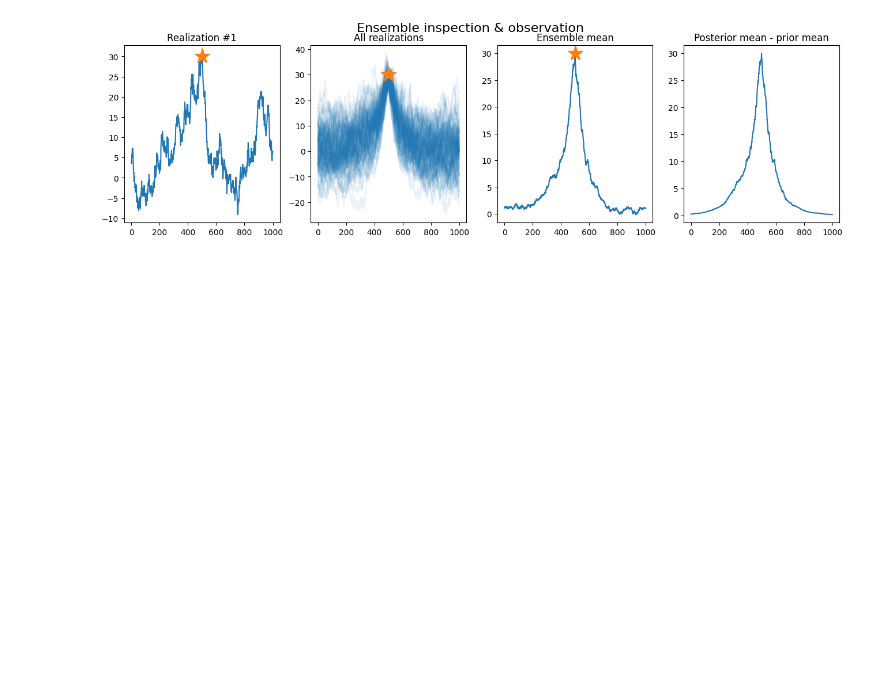
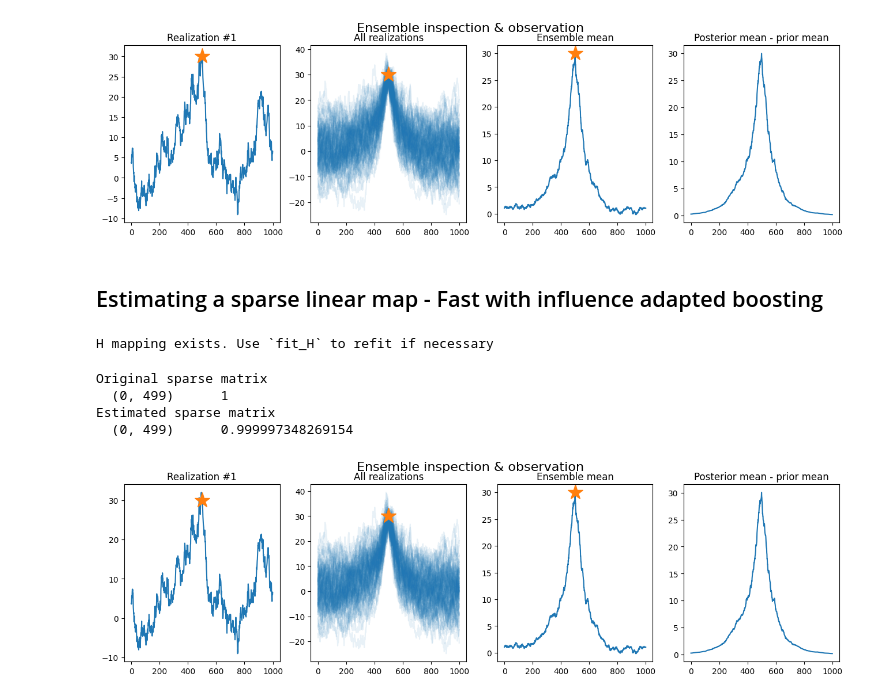
Before and after one commit to equinor/graphite-maps, a Jupyter notebook: docs/source/EnsembleInformationFilter.ipynb, the cells around one changed output. Drawn from its saved outputs; the diff is of its cells as text; code cells hidden in the pictures; blank space fills up the shorter version.

Commit message:
Implement influence adapted boosted linear regression

```diff
--- a/docs/source/EnsembleInformationFilter.ipynb
+++ b/docs/source/EnsembleInformationFilter.ipynb
@@ -257,3 +257,28 @@ U_posterior = gtmap_uninformed.transport(U, d)
 plot_ensemble(U_posterior, d, prior_mean)
 # %% [output]
 [figure]
+# %% [markdown]
+## Estimating a sparse linear map - Fast with influence adapted boosting
+# %%
+gtmap_uninformed_2 = EnIF(Graph_u=Graph_u, Prec_eps=Prec_eps)
+# %%
+gtmap_uninformed_2.fit_H(U, Y, learning_algorithm="influence-boost")
+# %%
+gtmap_uninformed_2.fit(U)
+# %% [output]
+H mapping exists. Use `fit_H` to refit if necessary
+# %%
+print("Original sparse matrix")
+print(H) # true (unknown) map
+print("Estimated sparse matrix")
+print(gtmap_uninformed_2.H) # estimated (sparse) map
+# %% [output]
+Original sparse matrix
+  (0, 499)      1
+Estimated sparse matrix
+  (0, 499)      0.999997348269154
+# %%
+U_posterior = gtmap_uninformed_2.transport(U, d)
+plot_ensemble(U_posterior, d, prior_mean)
+# %% [output]
+[figure, added]
```
Also changed, not shown: 2 other files.
